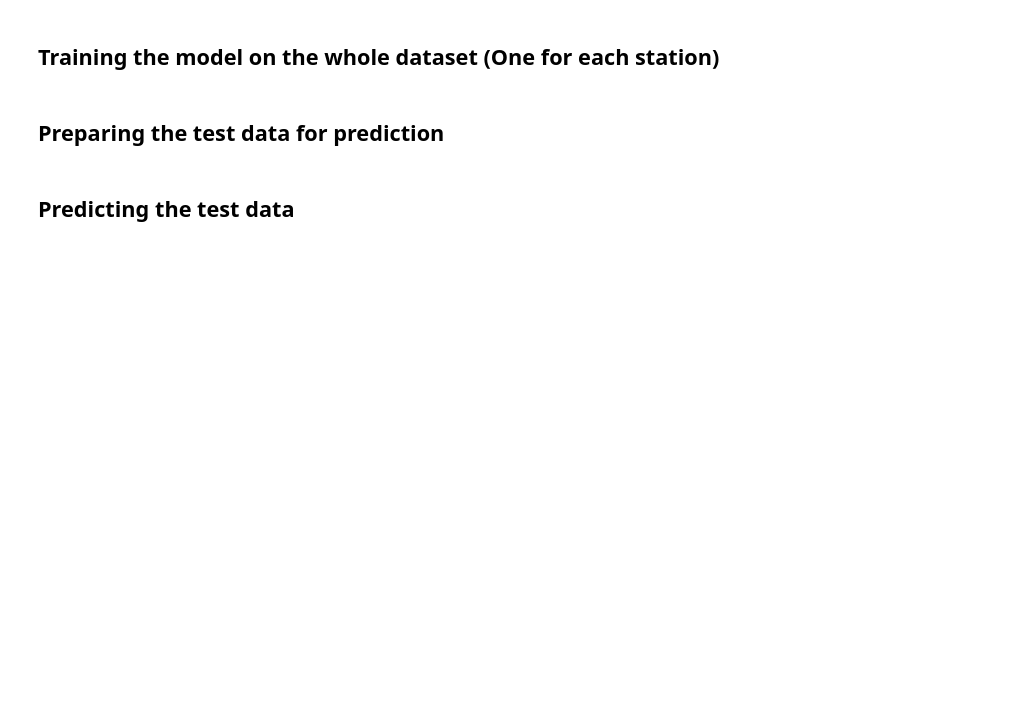
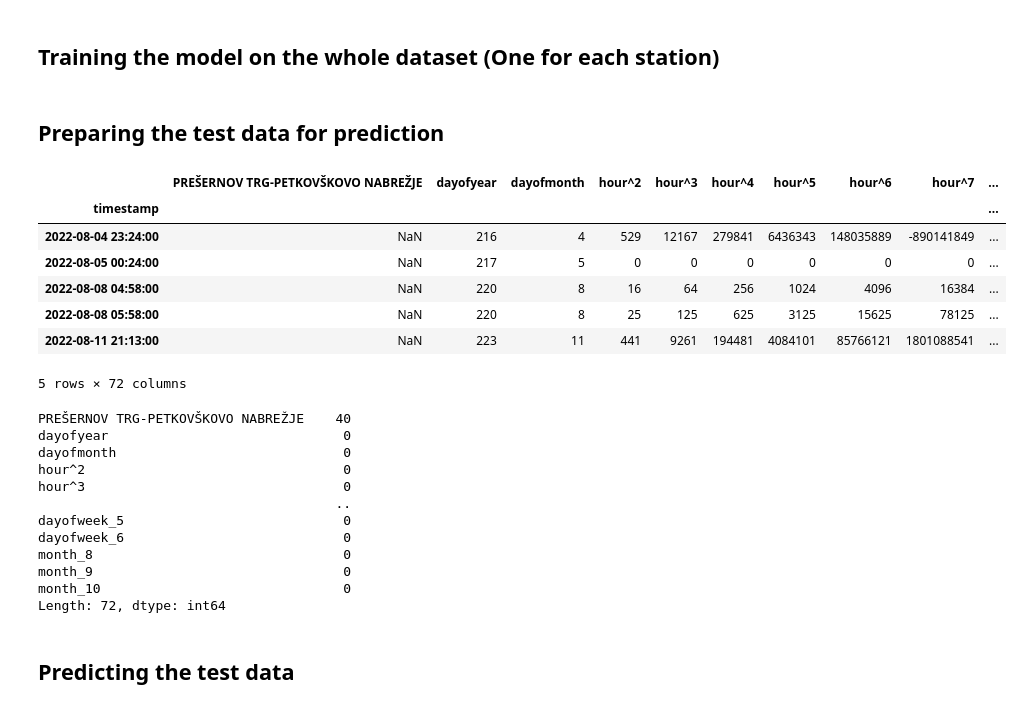
Before and after one commit to ZanMervic/bicikelj_machine_learning_project, a Jupyter notebook: bicikelj_LR.ipynb, the cells around one changed output. Saved outputs shown, nothing was run; the diff lists cells and outputs as text; code cells hidden in the pictures; blank space fills up the shorter version.

```diff
--- a/bicikelj_LR.ipynb
+++ b/bicikelj_LR.ipynb
@@ -78,3 +165,17 @@ df_list[0].head()
+# %%
+# Add the product of the "hour" and the "dayofweek" as a feature to the dataframe
+def add_product_feature(station, column1, column2):
+    station[f"{column1}*{column2}"] = station[column1]*station[column2]
+    return station
+
+# Add the product of all the features that contain the string "hour" and the feature "dayofweek" as a feature to the dataframe
+def add_product_features(station, column):
+    for col in station.columns:
+        if 'hour' in col:
+            station = add_product_feature(station, col, column)
+    return station
+
+df_list = [add_product_features(station, 'dayofweek') for station in df_list]
 # %% [markdown]
 ## Lag features (60 and 120 min lag)
 # %%
@@ -391,33 +615,56 @@ df_test = df_test.sort_index()
 df_train_list = [df[[station]] for station in df.columns]
 df_test_list = [df_test[[station]] for station in df_test.columns]
 
 # Add the "Test" column to the dataframes
 df_train_list = [station.assign(Test=False) for station in df_train_list]
 df_test_list = [station.assign(Test=True) for station in df_test_list]
 
 test_df_list = []
 for train, test in zip(df_train_list, df_test_list):
         # Concatenate the two dataframes
         train_n_test = pd.concat([train, test], axis=0)
         train_n_test = train_n_test.sort_index()
         # Add the lags and datetime features
         train_n_test = create_features(train_n_test)
+        train_n_test = add_poly_features(train_n_test, 'hour', 10)
+        train_n_test = add_product_features(train_n_test, 'dayofweek')
         train_n_test = add_lags(train_n_test)
         train_n_test = add_school_days(train_n_test)
         train_n_test = add_weather(train_n_test, weather)
         train_n_test = free_spaces(train_n_test)
         train_n_test = add_n_closest(train_n_test, df_list, metadata, n=5)
         # One hot encode the categorical features
         train_n_test = one_hot_encode(train_n_test)
         # Select only the rows which are in the test set
         station_test = train_n_test[train_n_test["Test"] == True]
         # Drop the "Test" column
         station_test = station_test.drop("Test", axis=1)
         # Add the dataframe to the list
         test_df_list.append(station_test)
 
 display(test_df_list[0].head())
 display(test_df_list[0].isna().sum())
+# %% [output]
+|  | PREŠERNOV TRG-PETKOVŠKOVO NABREŽJE | dayofyear | dayofmonth | hour^2 | hour^3 | hour^4 | hour^5 | hour^6 | hour^7 | ... |
+| timestamp |  |  |  |  |  |  |  |  |  | ... |
+| 2022-08-04 23:24:00 | NaN | 216 | 4 | 529 | 12167 | 279841 | 6436343 | 148035889 | -890141849 | ... |
+| 2022-08-05 00:24:00 | NaN | 217 | 5 | 0 | 0 | 0 | 0 | 0 | 0 | ... |
+| 2022-08-08 04:58:00 | NaN | 220 | 8 | 16 | 64 | 256 | 1024 | 4096 | 16384 | ... |
+| 2022-08-08 05:58:00 | NaN | 220 | 8 | 25 | 125 | 625 | 3125 | 15625 | 78125 | ... |
+| 2022-08-11 21:13:00 | NaN | 223 | 11 | 441 | 9261 | 194481 | 4084101 | 85766121 | 1801088541 | ... |
+5 rows × 72 columns
+PREŠERNOV TRG-PETKOVŠKOVO NABREŽJE    40
+dayofyear                              0
+dayofmonth                             0
+hour^2                                 0
+hour^3                                 0
+                                      ..
+dayofweek_5                            0
+dayofweek_6                            0
+month_8                                0
+month_9                                0
+month_10                               0
+Length: 72, dtype: int64
 # %%
 # Make a list of dataframes from rows where lag_60 is not null
 df_list_60 = [station[station["lag_60"].notnull()] for station in test_df_list]
```
Also changed, not shown: parts of 26 cells of this notebook, 8 other files.
